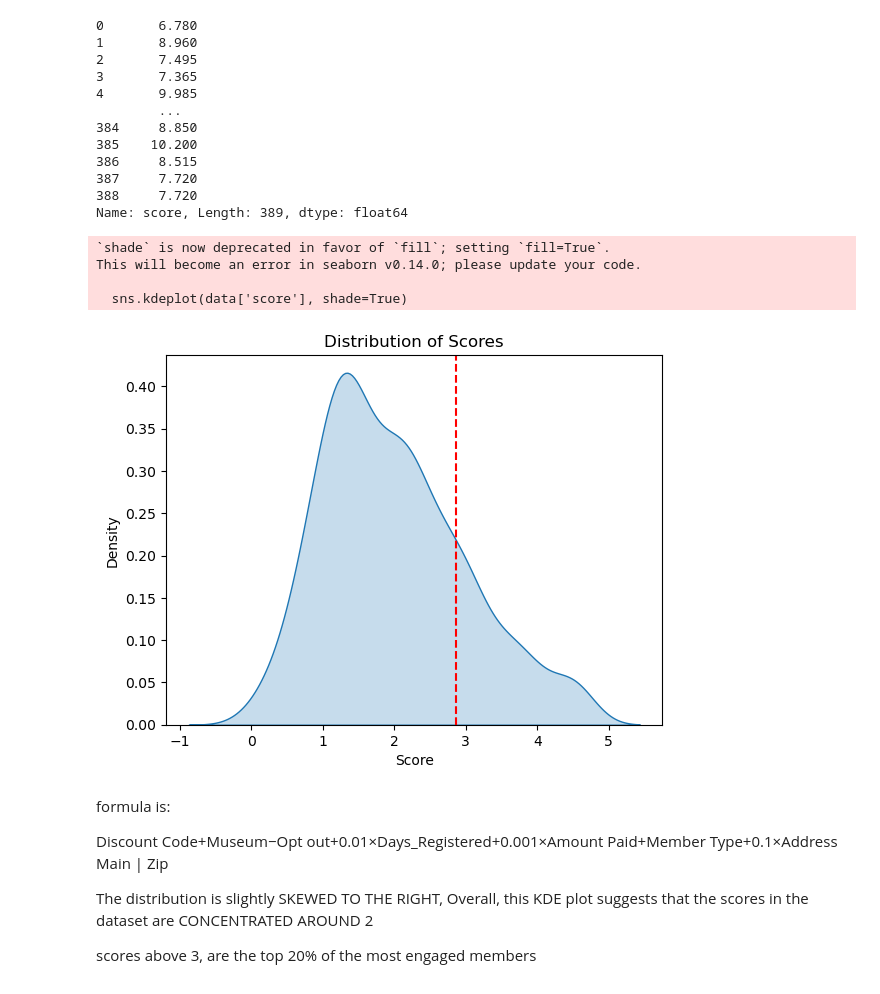
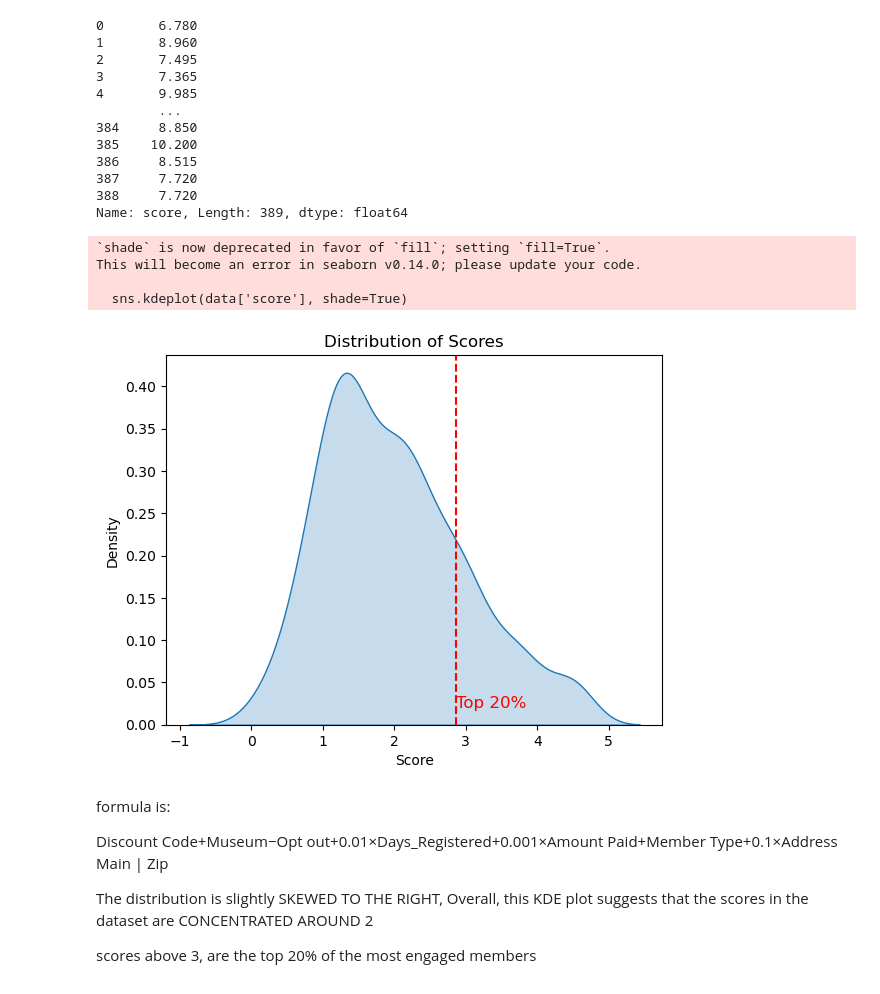
Before and after one commit to ParagGupta103/TVD_Associates, a Jupyter notebook: Formulater.ipynb, the cells around one changed output. Drawn from its saved outputs; the diff is of its cells as text; code cells hidden in the pictures.

```diff
--- a/Formulater.ipynb
+++ b/Formulater.ipynb
@@ -22,3 +23,9 @@ data[numeric_cols] = data[numeric_cols].apply(pd.to_numeric, errors='coerce')
 data['Date Registered'] = pd.to_datetime(data['Date Registered'], errors='coerce')
 #Calculate the nimber of day since
 data['Days_Registered'] = (datetime.datetime.today() - data['Date Registered']).dt.days
+# %%
+#Cretaed a Full name Column
+data['Registrant Name | First'] = data['Registrant Name | First'].apply(lambda x: str.lower(str(x)))
+data['Registrant Name | Last'] = data['Registrant Name | Last'].apply(lambda x: str.lower(str(x)))
+data['full name'] =  data['Registrant Name | First'].str.cat(data['Registrant Name | Last'], sep=' ')
+data
@@ -116,26 +158,27 @@ data['score'] += 2
 # %%
 #visualize the distribution of the score We used a Kernel Density Estimation (KDE) Plot
 
 #Kernel Density Estimation (KDE) Plot: A KDE plot is a smooth, continuous representation of the probability density function of a variable. It can help you visualize the overall shape of the distribution
 #, including any potential multi-modality or skewness.
-
 sns.kdeplot(data['score'], shade=True)
 
 plt.title('Distribution of Scores')
 plt.xlabel('Score')
 plt.ylabel('Density')
 
 sorted_data = data['score'].sort_values()
 twenty_percentile_value = sorted_data.quantile(0.8)
 plt.axvline(x=twenty_percentile_value, color='r', linestyle='--')
 
+plt.text(twenty_percentile_value, 0.02, 'Top 20%', color='r', fontsize=12, ha='left', va='bottom')
+
 plt.show()
 # %% [output]
 `shade` is now deprecated in favor of `fill`; setting `fill=True`.
 This will become an error in seaborn v0.14.0; please update your code.
 
   sns.kdeplot(data['score'], shade=True)
-[figure, old version]
+[figure, new version]
 # %% [markdown]
 formula is:
 
```
Also changed, not shown: parts of 7 cells of this notebook, 6 other files.
